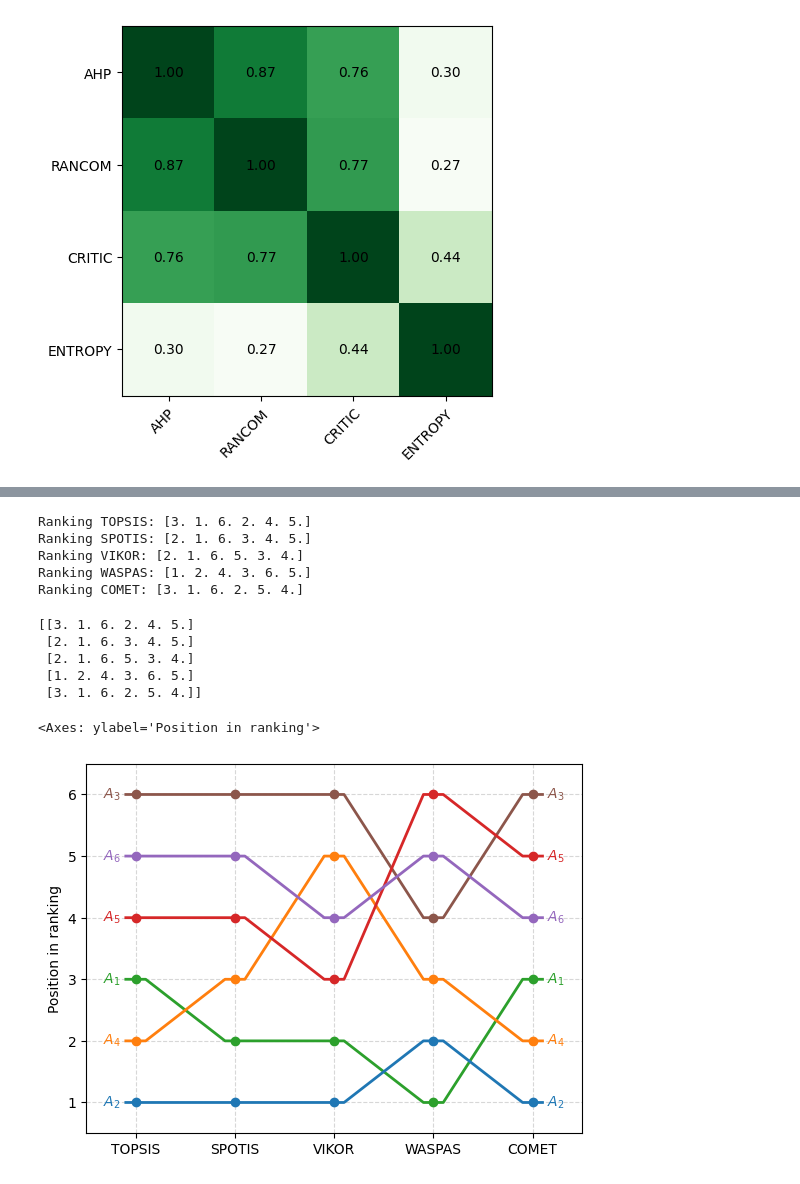
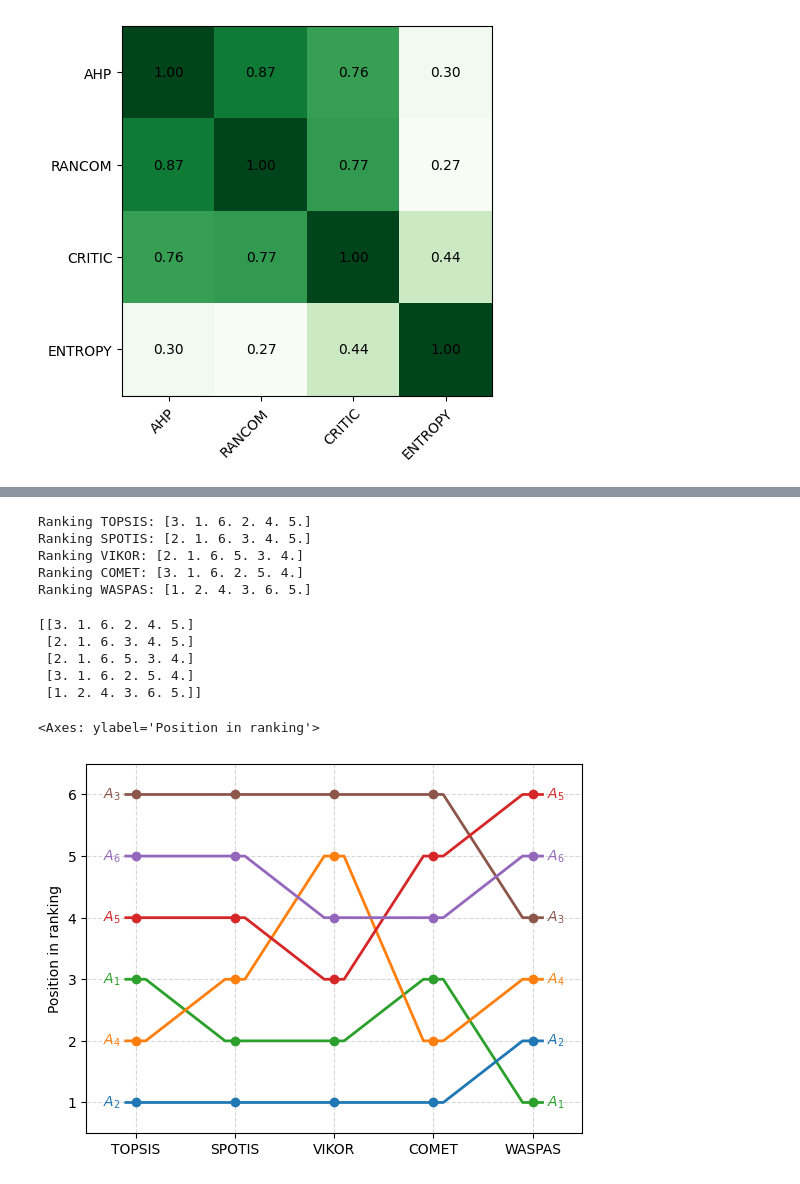
Before and after one commit to filipossowski/python.intro, a Jupyter notebook: ISWD/Lab_3.ipynb, the cells around one changed output, grey strips where cells are left out. Saved outputs shown, nothing was run; the diff lists cells and outputs as text; code cells hidden in the pictures.

```diff
--- a/ISWD/Lab_3.ipynb
+++ b/ISWD/Lab_3.ipynb
@@ -105,17 +125,13 @@ Macierz podobieństw WSC:
 # %%
 pref_results = []
 rankings = []
-for method in [TOPSIS, SPOTIS, VIKOR, WASPAS, COMET]:
+for method in [TOPSIS, SPOTIS, VIKOR, COMET, WASPAS]:
     if method == TOPSIS:
         body = method()
         pref = body(D, weights_list[1], types)
         r = rrankdata(pref)
     elif method == SPOTIS:
         body = method(bounds)
-        pref = body(D, weights_list[1], types)
-        r = rankdata(pref)
-    elif method == VIKOR:
-        body = method()
         pref = body(D, weights_list[1], types)
         r = rankdata(pref)
     elif method == WASPAS:
@@ -129,6 +145,10 @@ for method in [TOPSIS, SPOTIS, VIKOR, WASPAS, COMET]:
         body = COMET(cvalues, MethodExpert(TOPSIS(), weights_list[1], types))
         pref = body(D)
         r = rrankdata(pref)
+    elif method == VIKOR:
+        body = method()
+        pref = body(D, weights_list[1], types)
+        r = rankdata(pref)
 
     pref_results.append(pref)
     rankings.append(r)
@@ -137,18 +157,18 @@ for method in [TOPSIS, SPOTIS, VIKOR, WASPAS, COMET]:
 Ranking TOPSIS: [3. 1. 6. 2. 4. 5.]
 Ranking SPOTIS: [2. 1. 6. 3. 4. 5.]
 Ranking VIKOR: [2. 1. 6. 5. 3. 4.]
+Ranking COMET: [3. 1. 6. 2. 5. 4.]
 Ranking WASPAS: [1. 2. 4. 3. 6. 5.]
-Ranking COMET: [3. 1. 6. 2. 5. 4.]
 # %%
 r_flows = np.array(rankings)
 print(r_flows)
-ranking_flows(rankings, ['TOPSIS', 'SPOTIS', 'VIKOR', 'WASPAS', 'COMET'])
+ranking_flows(rankings, ['TOPSIS', 'SPOTIS', 'VIKOR', 'COMET', 'WASPAS'])
 # %% [output]
 [[3. 1. 6. 2. 4. 5.]
  [2. 1. 6. 3. 4. 5.]
  [2. 1. 6. 5. 3. 4.]
- [1. 2. 4. 3. 6. 5.]
- [3. 1. 6. 2. 5. 4.]]
+ [3. 1. 6. 2. 5. 4.]
+ [1. 2. 4. 3. 6. 5.]]
 <Axes: ylabel='Position in ranking'>
-[figure, old version]
+[figure, new version]
 # %%
```
Also changed, not shown: parts of 5 cells of this notebook, 1 other file.
